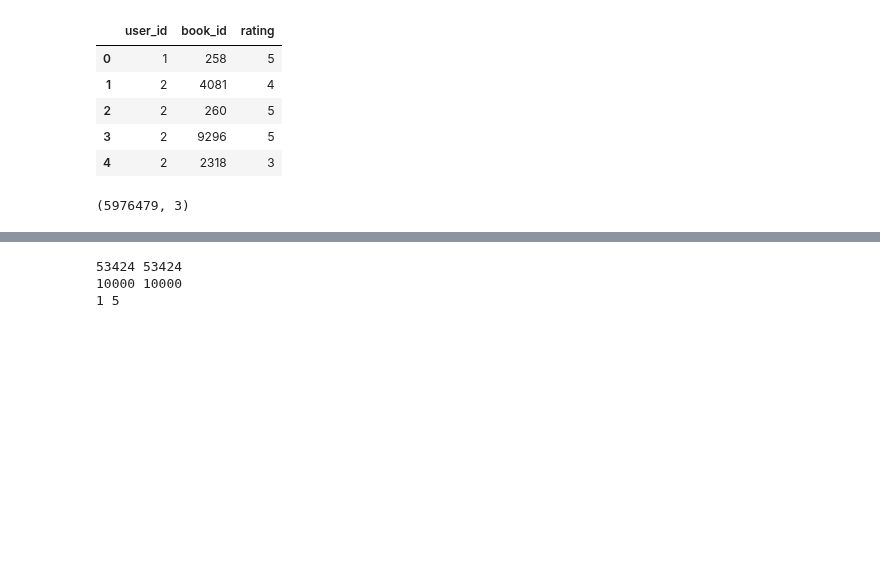
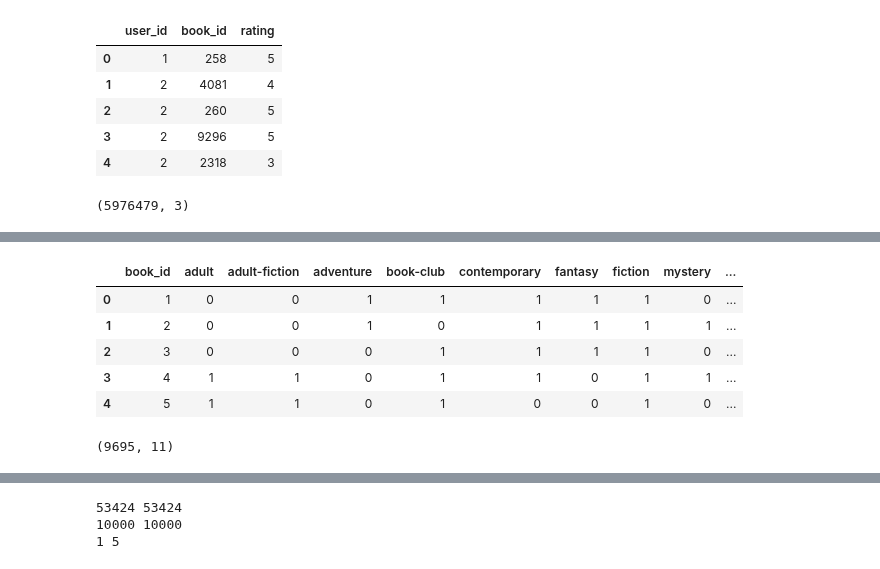
Before and after one commit to James-Leslie/deep-collaborative-filtering, a Jupyter notebook: data/train_test_goodbooks10k.ipynb, the cells around one changed output, grey strips where cells are left out. Drawn from its saved outputs; the diff is of its cells as text; code cells hidden in the pictures; blank space fills up the shorter version.

Commit message:
seems like genre taggin works for gb-10k

```diff
--- a/data/train_test_goodbooks10k.ipynb
+++ b/data/train_test_goodbooks10k.ipynb
@@ -25,0 +75,2 @@ df.shape
+# %%
+book_tags = pd.merge(pd.merge(books, book_tags), tags)
@@ -25,0 +101,4 @@ df.shape
+# %%
+genres = ['adult','adult-fiction','adventure','book-club','contemporary','fantasy','fiction','mystery','romance','young-adult']
+# %%
+book_genres = book_tags[book_tags['tag_name'].isin(genres)]
@@ -25,0 +114,17 @@ df.shape
+# %%
+book_genres = pd.concat((book_genres, pd.get_dummies(book_genres.tag_name)), sort=False, axis=1).groupby('book_id').agg('sum').reset_index()
+# %%
+# drop the ID and count columns
+book_genres.drop(['goodreads_book_id','tag_id','count'], axis=1, inplace=True)
+book_genres.head()
+# %% [output]
+|  | book_id | adult | adult-fiction | adventure | book-club | contemporary | fantasy | fiction | mystery | ... |
+| 0 | 1 | 0 | 0 | 1 | 1 | 1 | 1 | 1 | 0 | ... |
+| 1 | 2 | 0 | 0 | 1 | 0 | 1 | 1 | 1 | 1 | ... |
+| 2 | 3 | 0 | 0 | 0 | 1 | 1 | 1 | 1 | 0 | ... |
+| 3 | 4 | 1 | 1 | 0 | 1 | 1 | 0 | 1 | 1 | ... |
+| 4 | 5 | 1 | 1 | 0 | 1 | 0 | 0 | 1 | 0 | ... |
+# %%
+book_genres.shape
+# %% [output]
+(9695, 11)
```
Also changed, not shown: parts of 22 cells of this notebook, 5 other files.
